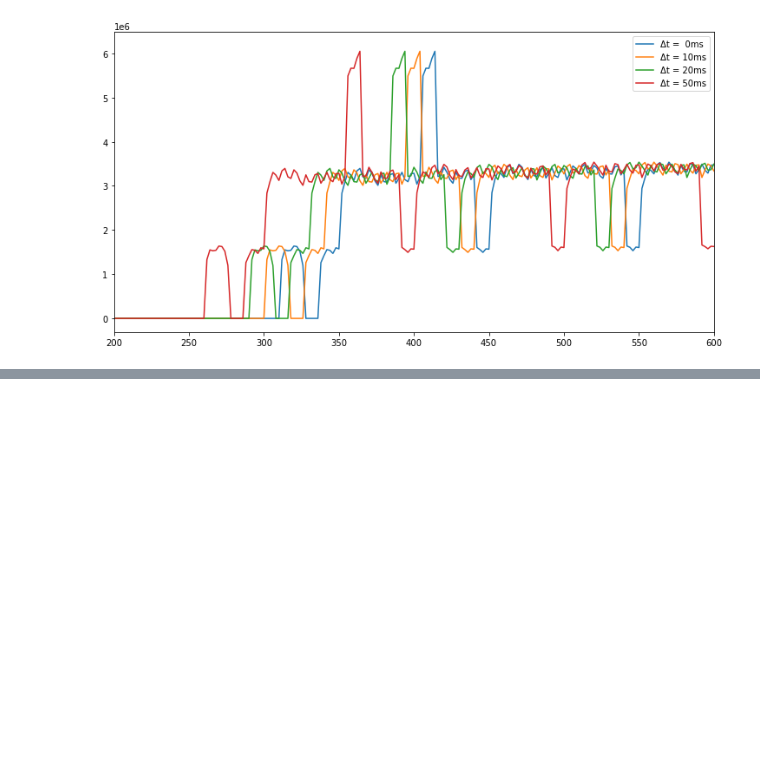
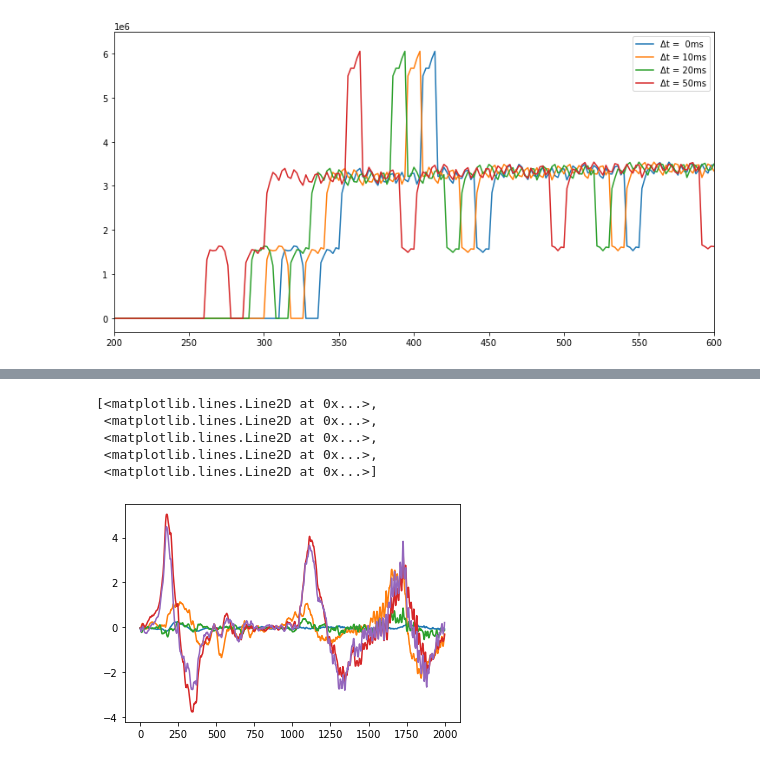
Before and after one commit to PlasmaControl/d3d_loaders, a Jupyter notebook: examples/example_signals.ipynb, the cells around one changed output, grey strips where cells are left out. Saved outputs shown, nothing was run; the diff lists cells and outputs as text; code cells hidden in the pictures; blank space fills up the shorter version.

```diff
--- a/examples/example_signals.ipynb
+++ b/examples/example_signals.ipynb
@@ -139,0 +172,9 @@ ax.set_ylabel("∑ Pinj [Watt]");
+# %%
+plt.plot(data_norm)
+# %% [output]
+[<matplotlib.lines.Line2D at 0x...>,
+ <matplotlib.lines.Line2D at 0x...>,
+ <matplotlib.lines.Line2D at 0x...>,
+ <matplotlib.lines.Line2D at 0x...>,
+ <matplotlib.lines.Line2D at 0x...>]
+[figure, added]
```
Also changed, not shown: parts of 6 cells of this notebook, 3 other files.
